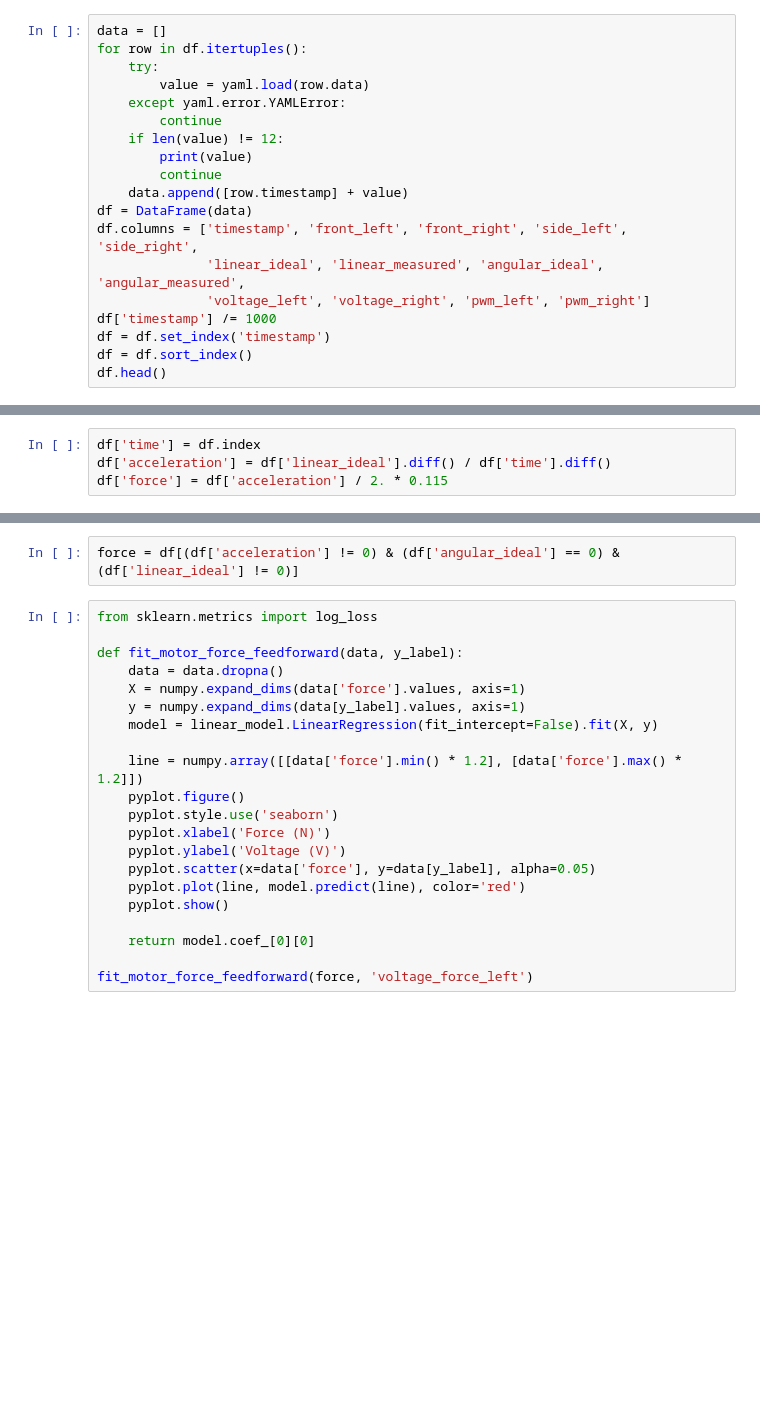
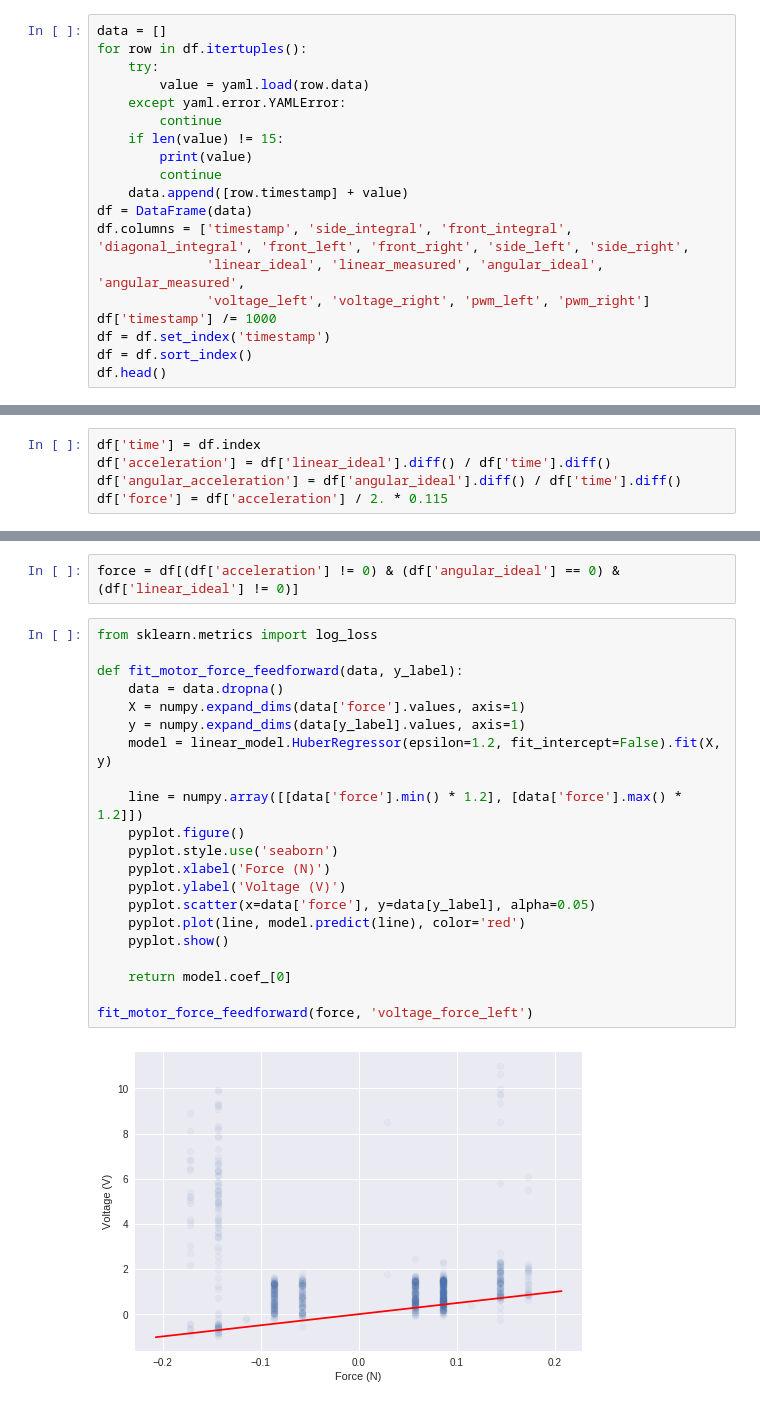
Before and after one commit to Peque/bulebule, a Jupyter notebook: scripts/notebooks/feed_forward.ipynb, the cells around one changed output, grey strips where cells are left out. Drawn from its saved outputs; the diff is of its cells as text; blank space fills up the shorter version.

```diff
--- a/scripts/notebooks/feed_forward.ipynb
+++ b/scripts/notebooks/feed_forward.ipynb
@@ -25,12 +32,12 @@ for row in df.itertuples():
         value = yaml.load(row.data)
     except yaml.error.YAMLError:
         continue
-    if len(value) != 12:
+    if len(value) != 15:
         print(value)
         continue
     data.append([row.timestamp] + value)
 df = DataFrame(data)
-df.columns = ['timestamp', 'front_left', 'front_right', 'side_left', 'side_right',
+df.columns = ['timestamp', 'side_integral', 'front_integral', 'diagonal_integral', 'front_left', 'front_right', 'side_left', 'side_right',
               'linear_ideal', 'linear_measured', 'angular_ideal', 'angular_measured',
               'voltage_left', 'voltage_right', 'pwm_left', 'pwm_right']
 df['timestamp'] /= 1000
@@ -42,6 +67,7 @@ df.head()
 # %%
 df['time'] = df.index
 df['acceleration'] = df['linear_ideal'].diff() / df['time'].diff()
+df['angular_acceleration'] = df['angular_ideal'].diff() / df['time'].diff()
 df['force'] = df['acceleration'] / 2. * 0.115
 # %%
 linear = df[(df['acceleration'] == 0) & (df['angular_ideal'] == 0) & (df['linear_ideal'] != 0)]
@@ -80,21 +114,23 @@ force = df[(df['acceleration'] != 0) & (df['angular_ideal'] == 0) & (df['linear_
 # %%
 from sklearn.metrics import log_loss
 
 def fit_motor_force_feedforward(data, y_label):
     data = data.dropna()
     X = numpy.expand_dims(data['force'].values, axis=1)
     y = numpy.expand_dims(data[y_label].values, axis=1)
-    model = linear_model.LinearRegression(fit_intercept=False).fit(X, y)
+    model = linear_model.HuberRegressor(epsilon=1.2, fit_intercept=False).fit(X, y)
 
     line = numpy.array([[data['force'].min() * 1.2], [data['force'].max() * 1.2]])
     pyplot.figure()
     pyplot.style.use('seaborn')
     pyplot.xlabel('Force (N)')
     pyplot.ylabel('Voltage (V)')
     pyplot.scatter(x=data['force'], y=data[y_label], alpha=0.05)
     pyplot.plot(line, model.predict(line), color='red')
     pyplot.show()
 
-    return model.coef_[0][0]
+    return model.coef_[0]
 
 fit_motor_force_feedforward(force, 'voltage_force_left')
+# %% [output]
+[figure, added]
```
Also changed, not shown: parts of 12 cells of this notebook, 24 other files.
